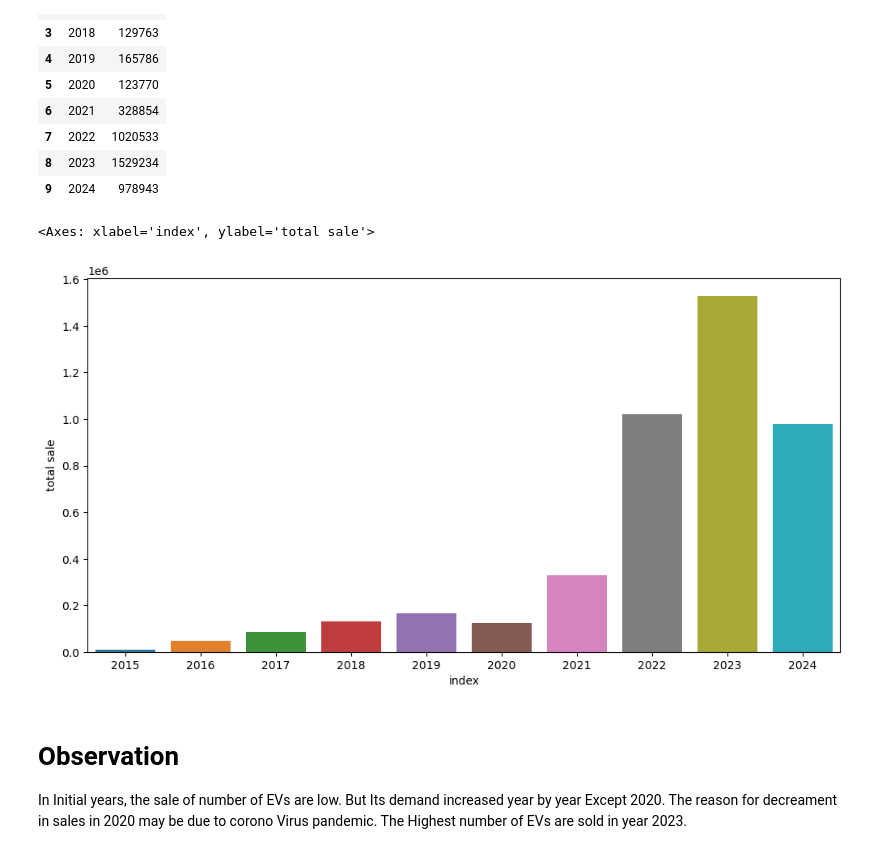
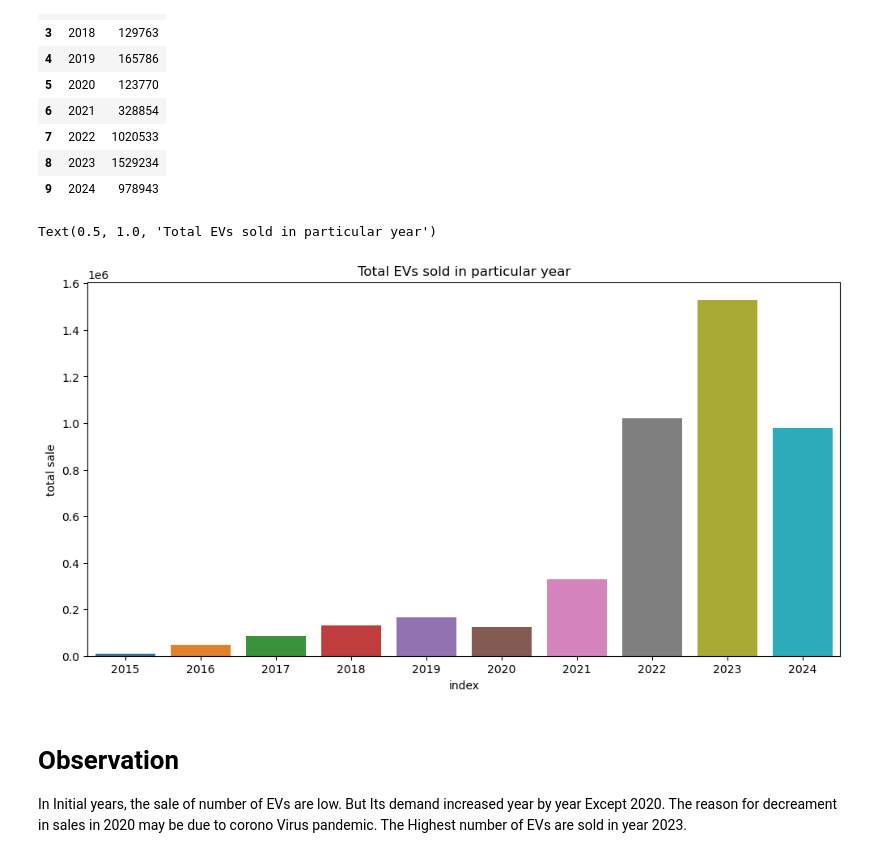
Before and after one commit to anjali-thawani/EV-Market-Analysis, a Jupyter notebook: EV Market Data Analysis1-checkpoint.ipynb, the cells around one changed output. Cells and saved outputs as stored; diff of their text form; code cells hidden in the pictures.

```diff
--- a/EV Market Data Analysis1-checkpoint.ipynb
+++ b/EV Market Data Analysis1-checkpoint.ipynb
@@ -367,10 +418,10 @@ df_saleyear
 | 8 | 2023 | 1529234 |
 | 9 | 2024 | 978943 |
 # %%
-sns.barplot(data=df_saleyear, x='index', y='total sale')
+sns.barplot(data=df_saleyear, x='index', y='total sale').set_title("Total EVs sold in particular year")
 # %% [output]
-<Axes: xlabel='index', ylabel='total sale'>
+Text(0.5, 1.0, 'Total EVs sold in particular year')
-[figure, old version]
+[figure, new version]
 # %% [markdown]
 # Observation
 In Initial years, the sale of number of EVs are low. But Its demand increased year by year Except 2020. The reason for decreament in sales in 2020 may be due to corono Virus pandemic. The Highest number of EVs are sold in year 2023.
```
Also changed, not shown: parts of 19 cells of this notebook.
